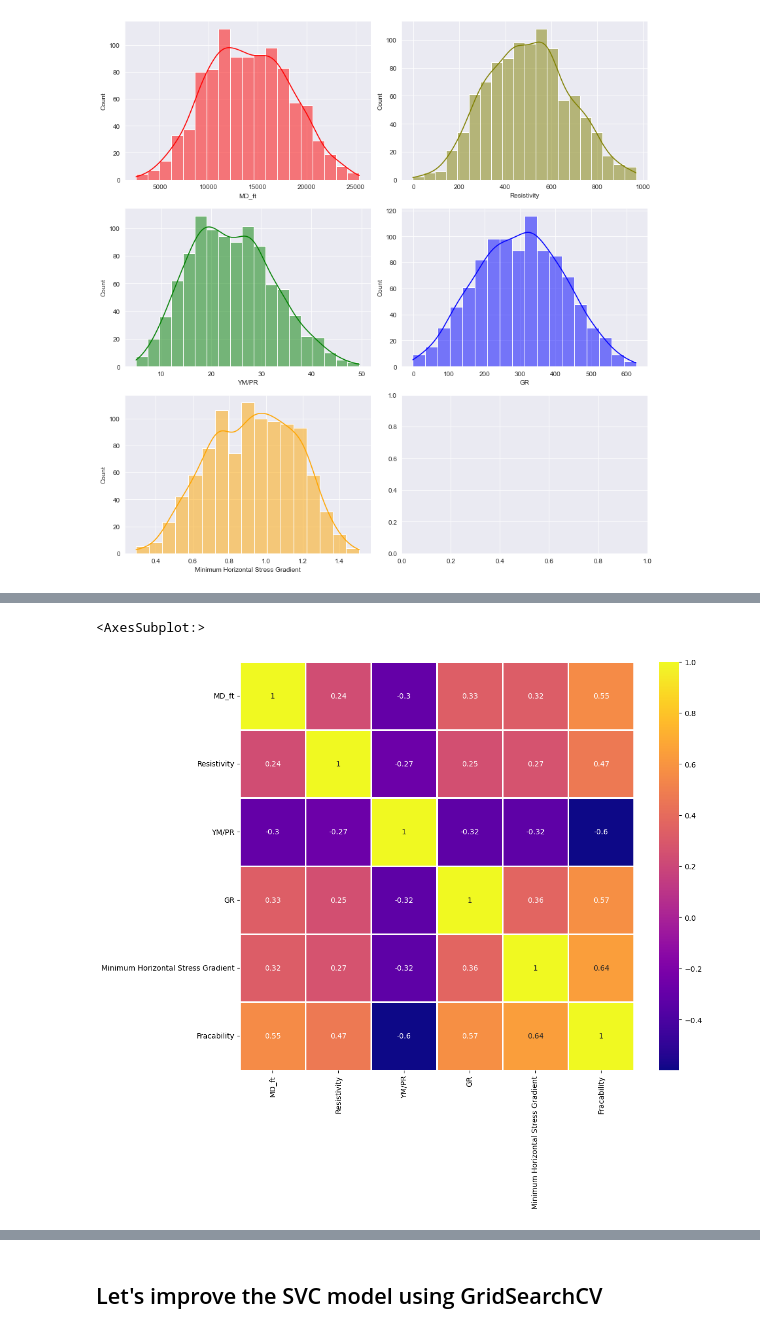
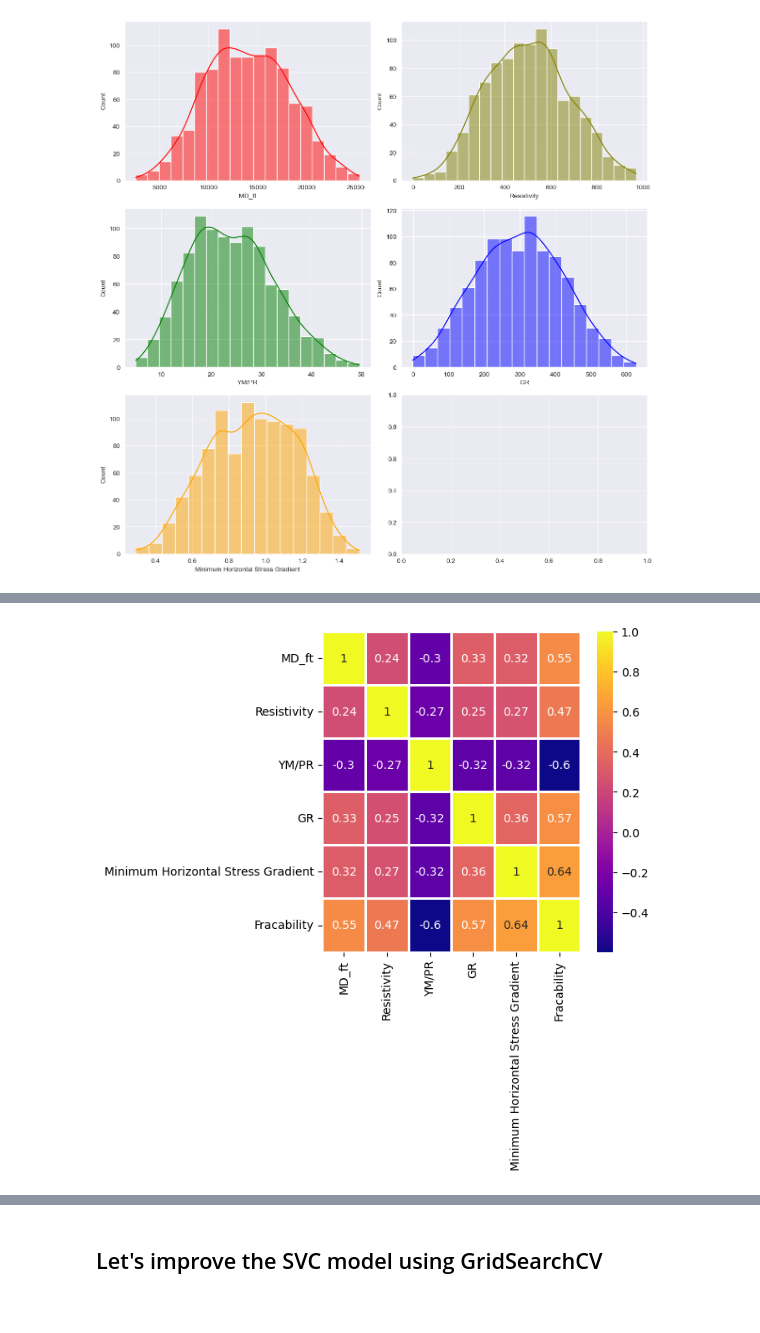
Before and after one commit to SethDwumah/Petroleum_DS-ML, a Jupyter notebook: Frac Intensity Classification.ipynb, the cells around one changed output, grey strips where cells are left out. Saved outputs shown, nothing was run; the diff lists cells and outputs as text; code cells hidden in the pictures.

```diff
--- a/Frac Intensity Classification.ipynb
+++ b/Frac Intensity Classification.ipynb
@@ -81,6 +134,6 @@ plt.show()
 # %%
-plt.figure(figsize=(12,10))
+plt.figure(figsize=(5,5))
 sns.heatmap(df.corr(),lw=2, annot=True,cmap='plasma')
+plt.show()
 # %% [output]
-<AxesSubplot:>
-[figure, old version]
+[figure, new version]
```
Also changed, not shown: parts of 53 cells of this notebook, 20 other files.
